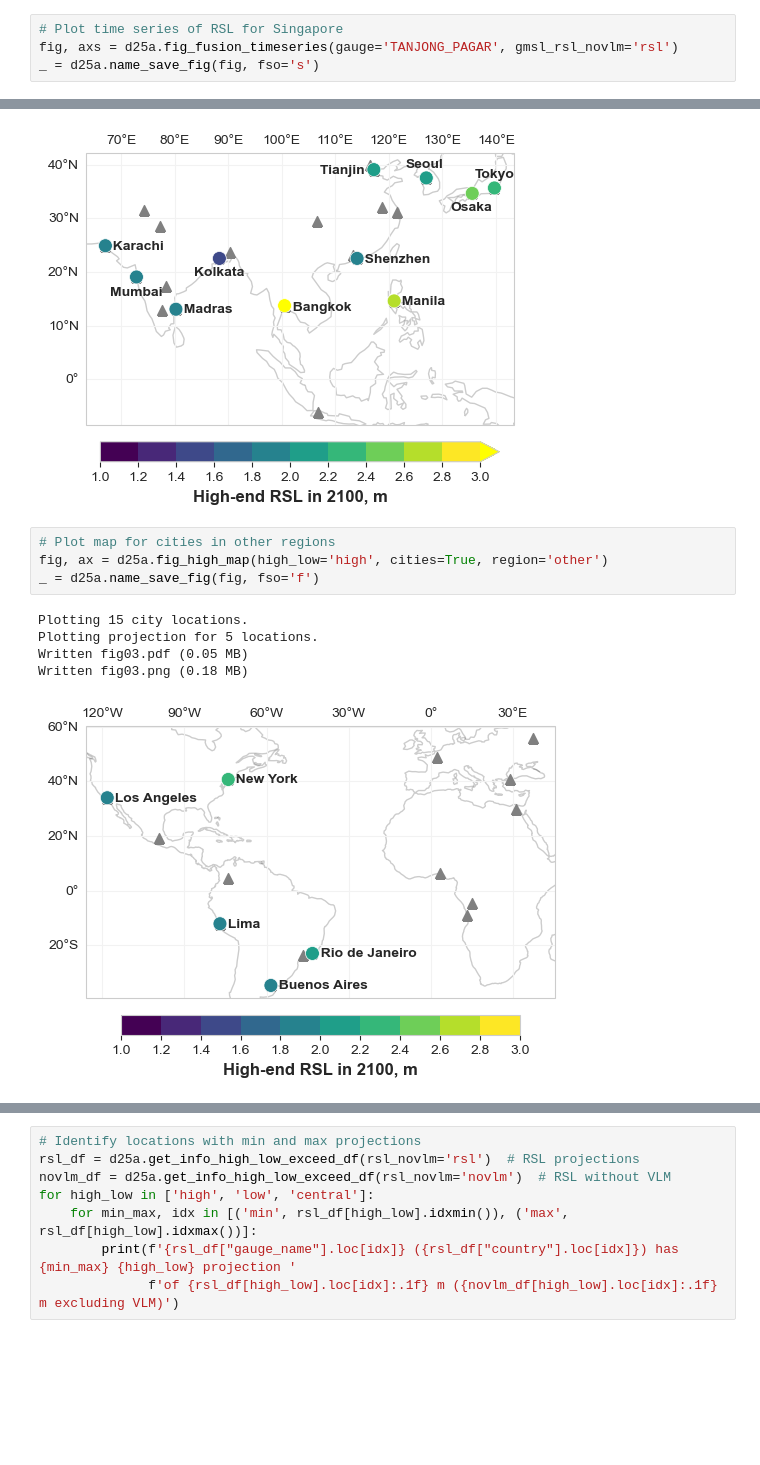
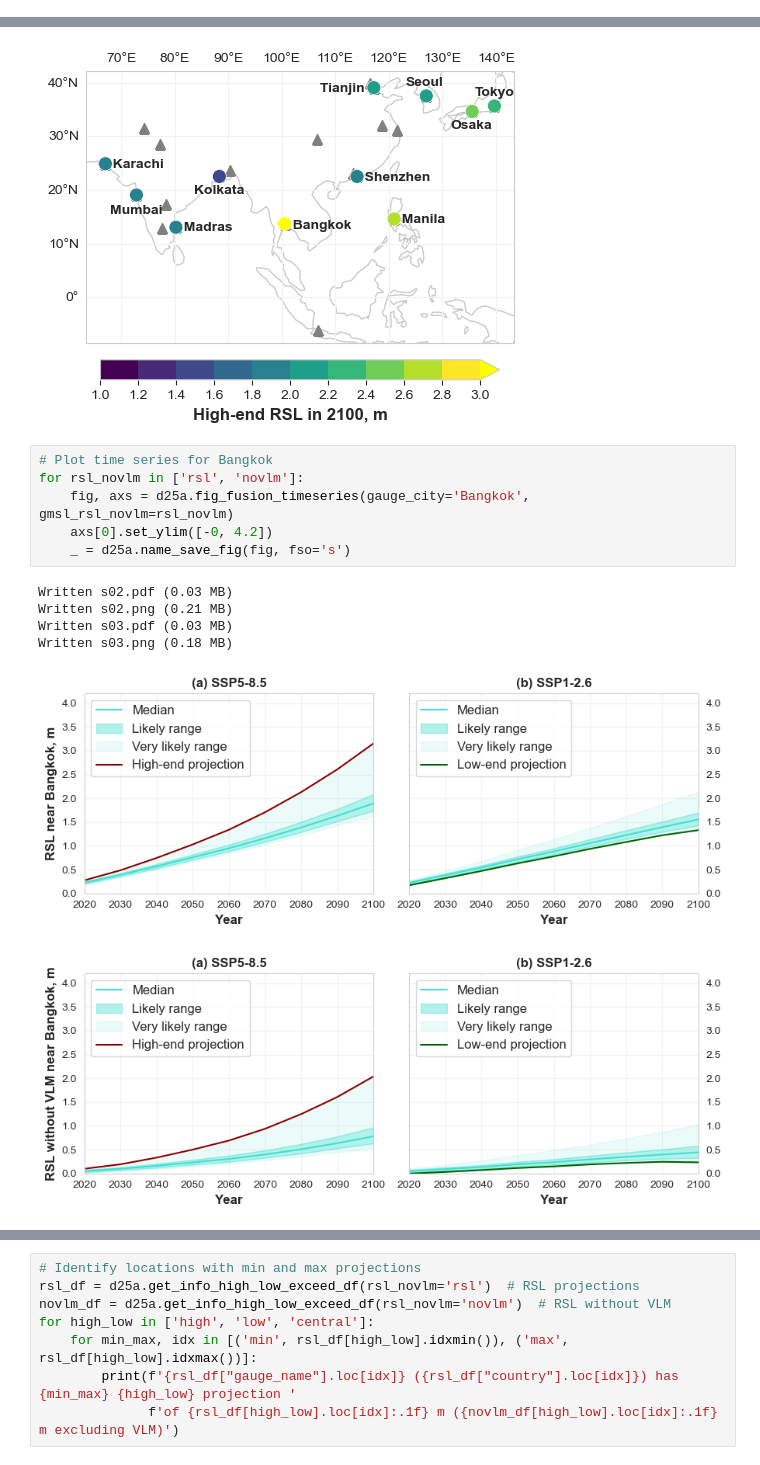
Before and after one commit to grandey/d25a-rsl-fusion, a Jupyter notebook: figs_d25a.ipynb, the cells around one changed output, grey strips where cells are left out. Saved outputs shown, nothing was run; the diff lists cells and outputs as text; blank space fills up the shorter version.

```diff
--- a/figs_d25a.ipynb
+++ b/figs_d25a.ipynb
@@ -43,4 +42,0 @@ Written fig01.png (0.17 MB)
-# %%
-# Plot time series of RSL for Singapore
-fig, axs = d25a.fig_fusion_timeseries(gauge='TANJONG_PAGAR', gmsl_rsl_novlm='rsl')
-_ = d25a.name_save_fig(fig, fso='s')
@@ -112,16 +104,19 @@ Plotting projection for 11 locations.
 Written fig02.pdf (0.04 MB)
 Written fig02.png (0.18 MB)
 [figure]
-# %%
-# Plot map for cities in other regions
-fig, ax = d25a.fig_high_map(high_low='high', cities=True, region='other')
-_ = d25a.name_save_fig(fig, fso='f')
-# %% [output]
-Plotting 15 city locations.
-Plotting projection for 5 locations.
-Written fig03.pdf (0.05 MB)
-Written fig03.png (0.18 MB)
-[figure]
+# %%
+# Plot time series for Bangkok
+for rsl_novlm in ['rsl', 'novlm']:
+    fig, axs = d25a.fig_fusion_timeseries(gauge_city='Bangkok', gmsl_rsl_novlm=rsl_novlm)
+    axs[0].set_ylim([-0, 4.2])
+    _ = d25a.name_save_fig(fig, fso='s')
+# %% [output]
+Written s02.pdf (0.03 MB)
+Written s02.png (0.21 MB)
+Written s03.pdf (0.03 MB)
+Written s03.png (0.18 MB)
+[figure, new version]
+[figure, new version]
 # %%
 # Plot projections for large cities
 fig, ax = d25a.fig_city_proj()
```
Also changed, not shown: parts of 9 cells of this notebook, 1 other file.
